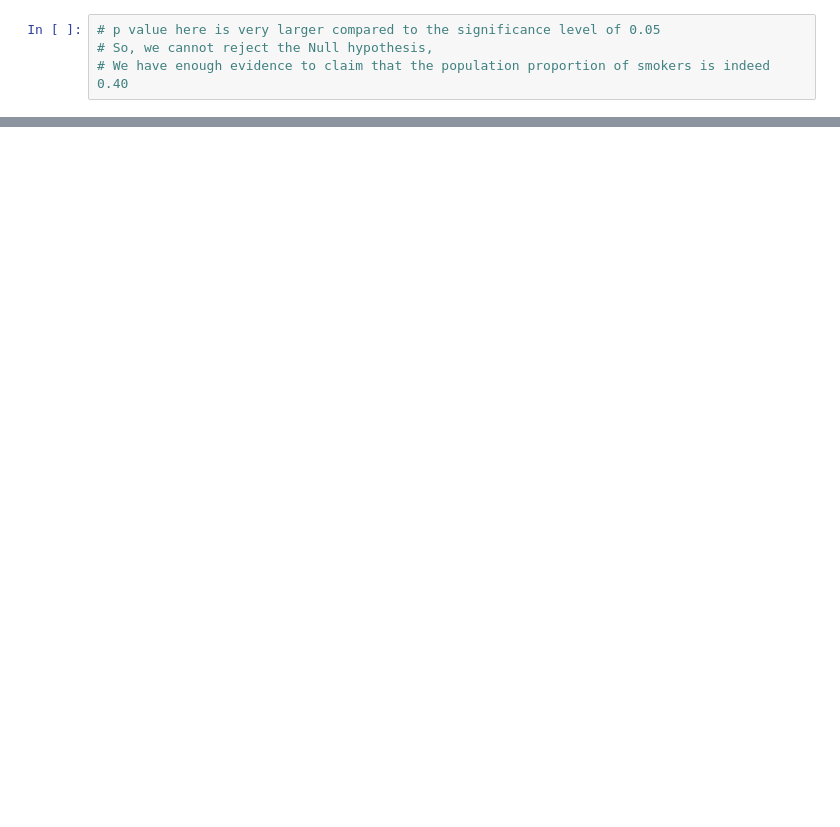
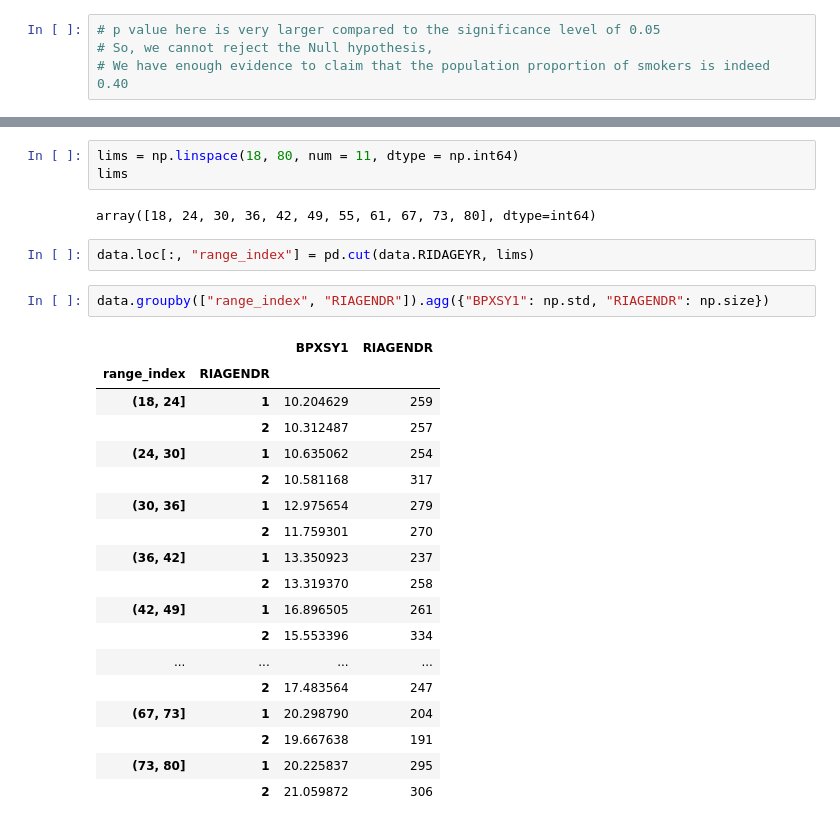
Before and after one commit to anoban/Inferential-Statistical-Analysis-with-Python, a Jupyter notebook: anoban/NHANES-Hypothesis Testing.ipynb, the cells around one changed output, grey strips where cells are left out. Drawn from its saved outputs; the diff is of its cells as text; blank space fills up the shorter version.

```diff
--- a/anoban/NHANES-Hypothesis Testing.ipynb
+++ b/anoban/NHANES-Hypothesis Testing.ipynb
@@ -53,0 +317,28 @@ p
+# %%
+lims = np.linspace(18, 80, num = 11, dtype = np.int64)
+lims
+# %% [output]
+array([18, 24, 30, 36, 42, 49, 55, 61, 67, 73, 80], dtype=int64)
+# %%
+data.loc[:, "range_index"] = pd.cut(data.RIDAGEYR, lims)
+# %%
+data.groupby(["range_index", "RIAGENDR"]).agg({"BPXSY1": np.std, "RIAGENDR": np.size})
+# %% [output]
+|  |  | BPXSY1 | RIAGENDR |
+| range_index | RIAGENDR |  |  |
+| (18, 24] | 1 | 10.204629 | 259 |
+|  | 2 | 10.312487 | 257 |
+| (24, 30] | 1 | 10.635062 | 254 |
+|  | 2 | 10.581168 | 317 |
+| (30, 36] | 1 | 12.975654 | 279 |
+|  | 2 | 11.759301 | 270 |
+| (36, 42] | 1 | 13.350923 | 237 |
+|  | 2 | 13.319370 | 258 |
+| (42, 49] | 1 | 16.896505 | 261 |
+|  | 2 | 15.553396 | 334 |
+| ... | ... | ... | ... |
+|  | 2 | 17.483564 | 247 |
+| (67, 73] | 1 | 20.298790 | 204 |
+|  | 2 | 19.667638 | 191 |
+| (73, 80] | 1 | 20.225837 | 295 |
+|  | 2 | 21.059872 | 306 |
```
Also changed, not shown: parts of 51 cells of this notebook.
